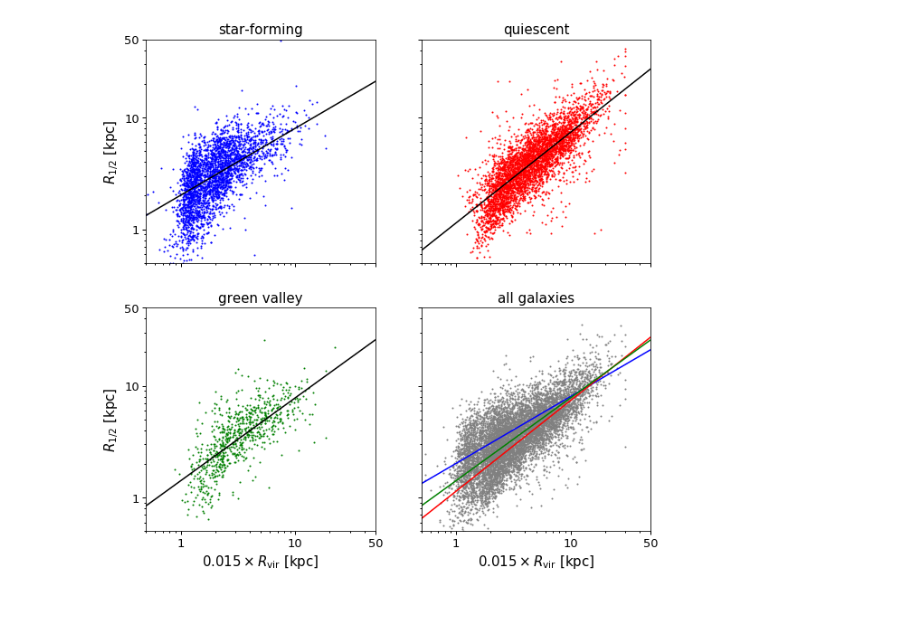
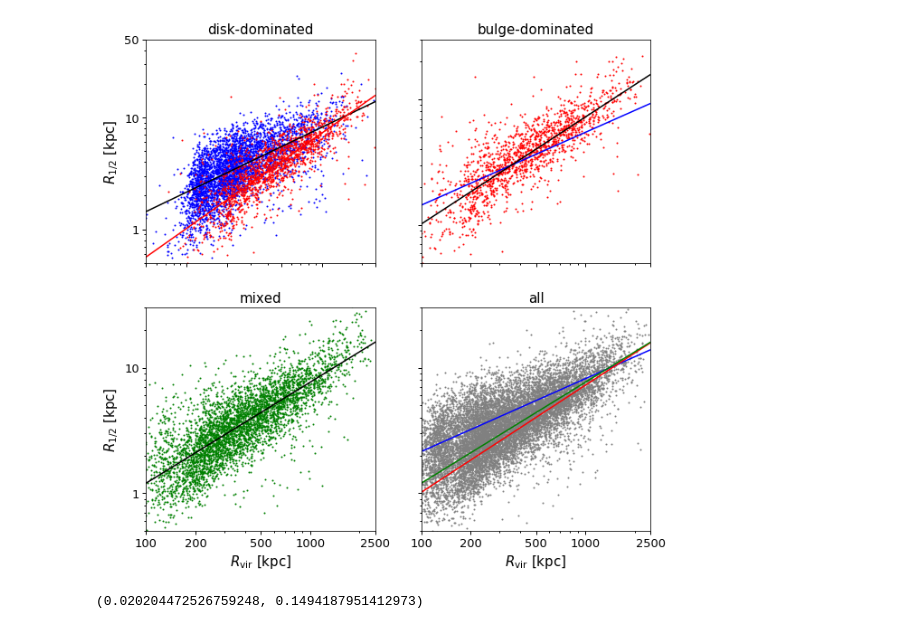
Before and after one commit to aphearin/galsize_models, a Jupyter notebook: notebooks/plot_size_vs_rvir_power_law_fits.ipynb, the cells around one changed output. Drawn from its saved outputs; the diff is of its cells as text; code cells hidden in the pictures.

Commit message:
Updated notebook with discovery that a single power law index will probably work

```diff
--- a/notebooks/plot_size_vs_rvir_power_law_fits.ipynb
+++ b/notebooks/plot_size_vs_rvir_power_law_fits.ipynb
@@ -15,15 +21,18 @@ from galsize_models.measurements.rhalf_rvir_power_law_fit import rvir_rhalf_powe
 # %%
 alpha_all, norm_all = c1_c0_fit(sdss['r50_magr_kpc_meert15'], sdss['rvir_halo_kpc'])
 # %%
-mask_q = sdss['ssfr'] < -11.25
+# mask_q = sdss['ssfr'] < -11.25
+mask_q = sdss['bulge_to_total_rband_meert15'] > 0.75
 alpha_q, norm_q = c1_c0_fit(sdss['r50_magr_kpc_meert15'][mask_q],
                                 sdss['rvir_halo_kpc'][mask_q])
 # %%
-mask_sf = sdss['ssfr'] > -10.75
+# mask_sf = sdss['ssfr'] > -10.75
+mask_sf = sdss['bulge_to_total_rband_meert15'] < 0.25
 alpha_sf, norm_sf = c1_c0_fit(sdss['r50_magr_kpc_meert15'][mask_sf],
                                 sdss['rvir_halo_kpc'][mask_sf])
 # %%
-mask_gv = (sdss['ssfr'] < -10.75) & (sdss['ssfr'] >= -11.25)
+# mask_gv = (sdss['ssfr'] < -10.75) & (sdss['ssfr'] >= -11.25)
+mask_gv = (sdss['bulge_to_total_rband_meert15'] < 2/3.) & (sdss['bulge_to_total_rband_meert15'] > 1/3.)
 alpha_gv, norm_gv = c1_c0_fit(sdss['r50_magr_kpc_meert15'][mask_gv],
                                 sdss['rvir_halo_kpc'][mask_gv])
 # %%
@@ -74,74 +91,82 @@ fig, ((ax1, ax2), (ax3, ax4)) = plt.subplots(2, 2, sharex=True, sharey=True,
 
 __=ax1.loglog(); __=ax2.loglog(); __=ax3.loglog(); __=ax4.loglog()
 
-nskip = 30
-__=ax1.scatter(0.01*sdss['rvir_halo_kpc'][mask_sf][::nskip],
+nskip = 20
+__=ax1.scatter(sdss['rvir_halo_kpc'][mask_sf][::nskip],
               sdss['r50_magr_kpc_meert15'][mask_sf][::nskip],
               color='blue', s=1, label='')
-__=ax2.scatter(0.01*sdss['rvir_halo_kpc'][mask_q][::nskip],
+__=ax2.scatter(sdss['rvir_halo_kpc'][mask_q][::nskip],
               sdss['r50_magr_kpc_meert15'][mask_q][::nskip],
               color='red', s=1, label='')
-__=ax3.scatter(0.01*sdss['rvir_halo_kpc'][mask_gv][::nskip],
+__=ax3.scatter(sdss['rvir_halo_kpc'][mask_gv][::nskip],
               sdss['r50_magr_kpc_meert15'][mask_gv][::nskip],
               color='green', s=1, label='')
-__=ax4.scatter(0.01*sdss['rvir_halo_kpc'][::nskip],
+__=ax4.scatter(sdss['rvir_halo_kpc'][::nskip],
               sdss['r50_magr_kpc_meert15'][::nskip],
               color='gray', s=1, label='')
 
 
+__=ax1.scatter(sdss['rvir_halo_kpc'][mask_q][::nskip],
+              sdss['r50_magr_kpc_meert15'][mask_q][::nskip],
+              color='red', s=1, label='')
+
 rhalo_abscissa = np.linspace(10, 50000, 200)
-__=ax1.plot(0.01*rhalo_abscissa, norm_sf*rhalo_abscissa**alpha_sf, color='k')
-# __=ax1.plot(0.01*rhalo_abscissa, norm_q*rhalo_abscissa**alpha_q, color='red')
+__=ax1.plot(rhalo_abscissa, norm_sf*rhalo_abscissa**alpha_sf, color='k')
+__=ax1.plot(rhalo_abscissa, norm_q*rhalo_abscissa**alpha_q, color='red')
 
-# __=ax2.plot(0.01*rhalo_abscissa, norm_sf*rhalo_abscissa**alpha_sf, color='blue')
-__=ax2.plot(0.01*rhalo_abscissa, norm_q*rhalo_abscissa**alpha_q, color='k')
+__=ax2.plot(rhalo_abscissa, 0.1*rhalo_abscissa**alpha_sf, color='blue')
+__=ax2.plot(rhalo_abscissa, norm_q*rhalo_abscissa**alpha_q, color='k')
 
-__=ax3.plot(0.01*rhalo_abscissa, norm_gv*rhalo_abscissa**alpha_gv, color='k')
+__=ax3.plot(rhalo_abscissa, norm_gv*rhalo_abscissa**alpha_gv, color='k')
 
-__=ax4.plot(0.01*rhalo_abscissa, norm_sf*rhalo_abscissa**alpha_sf, color='blue')
-__=ax4.plot(0.01*rhalo_abscissa, norm_q*rhalo_abscissa**alpha_q, color='red')
-__=ax4.plot(0.01*rhalo_abscissa, norm_gv*rhalo_abscissa**alpha_gv, color='green')
+__=ax4.plot(rhalo_abscissa, norm_sf*rhalo_abscissa**alpha_sf, color='blue')
+__=ax4.plot(rhalo_abscissa, norm_q*rhalo_abscissa**alpha_q, color='red')
+__=ax4.plot(rhalo_abscissa, norm_gv*rhalo_abscissa**alpha_gv, color='green')
 
 
-xlim1 = ax1.set_xlim(0.5, 50)
-ylim1 = ax1.set_ylim(0.5, 50)
-xlim2 = ax2.set_xlim(0.5, 50)
-ylim2 = ax2.set_ylim(0.5, 50)
-xlim3 = ax3.set_xlim(0.5, 50)
-ylim3 = ax3.set_ylim(0.5, 50)
-xlim4 = ax4.set_xlim(0.5, 50)
-ylim4 = ax4.set_ylim(0.5, 50)
+xlim1 = ax1.set_xlim(100, 2500)
+xlim2 = ax2.set_xlim(100, 2500)
+xlim3 = ax3.set_xlim(100, 2500)
+xlim4 = ax4.set_xlim(100, 2500)
+ylim1 = ax1.set_ylim(.5, 30)
+ylim2 = ax2.set_ylim(.5, 30)
+ylim3 = ax3.set_ylim(.5, 30)
+ylim4 = ax4.set_ylim(.5, 30)
 
-__=ax1.set_xticks((1, 10, 50))
+__=ax1.set_xticks((50, 100, 200, 500, 1000, 2500))
 __=ax1.set_yticks((1, 10, 50))
 from matplotlib import ticker
 __=ax1.get_xaxis().set_major_formatter(ticker.ScalarFormatter())
 __=ax1.get_xaxis().set_minor_formatter(ticker.NullFormatter())
 __=ax1.get_yaxis().set_major_formatter(ticker.ScalarFormatter())
 __=ax1.get_yaxis().set_minor_formatter(ticker.NullFormatter())
 __=ax2.get_xaxis().set_major_formatter(ticker.ScalarFormatter())
 __=ax2.get_xaxis().set_minor_formatter(ticker.NullFormatter())
 __=ax2.get_yaxis().set_major_formatter(ticker.ScalarFormatter())
 __=ax2.get_yaxis().set_minor_formatter(ticker.NullFormatter())
 __=ax3.get_xaxis().set_major_formatter(ticker.ScalarFormatter())
 __=ax3.get_xaxis().set_minor_formatter(ticker.NullFormatter())
 __=ax3.get_yaxis().set_major_formatter(ticker.ScalarFormatter())
 __=ax3.get_yaxis().set_minor_formatter(ticker.NullFormatter())
 __=ax4.get_xaxis().set_major_formatter(ticker.ScalarFormatter())
 __=ax4.get_xaxis().set_minor_formatter(ticker.NullFormatter())
 __=ax4.get_yaxis().set_major_formatter(ticker.ScalarFormatter())
 __=ax4.get_yaxis().set_minor_formatter(ticker.NullFormatter())
 
-xlabel3 = ax3.set_xlabel(r'$0.015\times R_{\rm vir}$ [kpc]')
+xlabel3 = ax3.set_xlabel(r'$R_{\rm vir}$ [kpc]')
 ylabel1 = ax1.set_ylabel(r'$R_{1/2}$ [kpc]')
-xlabel4 = ax4.set_xlabel(r'$0.015\times R_{\rm vir}$ [kpc]')
+xlabel4 = ax4.set_xlabel(r'$R_{\rm vir}$ [kpc]')
 ylabel3 = ax3.set_ylabel(r'$R_{1/2}$ [kpc]')
-title1 = ax1.set_title('star-forming')
-title2 = ax2.set_title('quiescent')
-title3 = ax3.set_title('green valley')
-title4 = ax4.set_title('all galaxies')
+title1 = ax1.set_title('disk-dominated')
+title2 = ax2.set_title('bulge-dominated')
+title3 = ax3.set_title('mixed')
+title4 = ax4.set_title('all')
 
-fig.savefig('galsize_vs_rhalo_power_law_fits.pdf',
-            bbox_extra_artists=[xlabel, ylabel], bbox_inches='tight')
+# fig.savefig('galsize_vs_rhalo_power_law_fits.pdf',
+#             bbox_extra_artists=[xlabel, ylabel], bbox_inches='tight')
 # %% [output]
-[figure, old version]
+[figure, new version]
+# %%
+print(norm_q, norm_sf)
+# %% [output]
+(0.020204472526759248, 0.1494187951412973)
```
Also changed, not shown: parts of 12 cells of this notebook.
